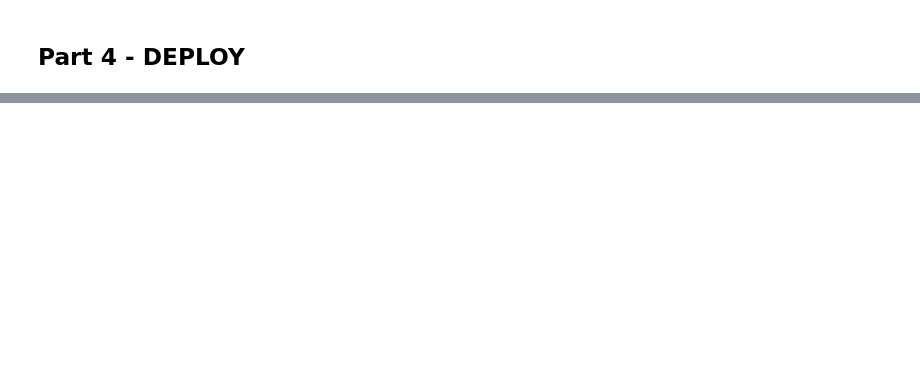
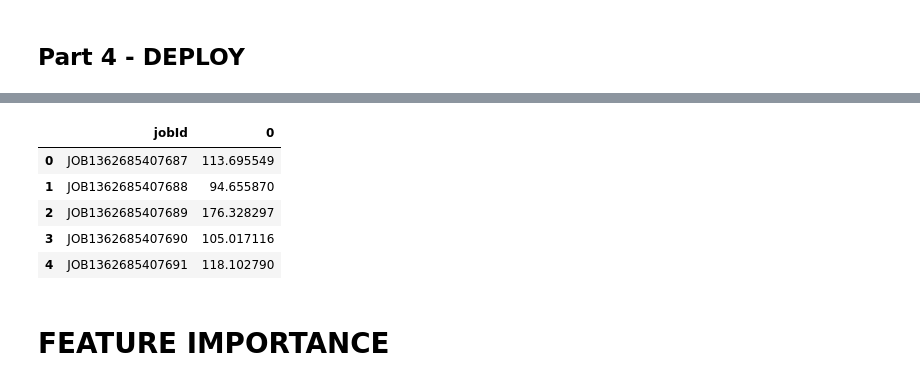
Before and after one commit to rahulvashisth3/salarypredictionportfolio, a Jupyter notebook: Salary Prediction Notebook.ipynb, the cells around one changed output, grey strips where cells are left out. Cells and saved outputs as stored; diff of their text form; code cells hidden in the pictures; blank space fills up the shorter version.

```diff
--- a/Salary Prediction Notebook.ipynb
+++ b/Salary Prediction Notebook.ipynb
@@ -495,0 +641,14 @@ We'll skip this step since we don't have the outcomes for the test data
+# %%
+#Predicting results
+test_salary = pd.DataFrame(gbr.predict(test_final))
+# %%
+prediction_df=pd.concat([test_features['jobId'],test_salary ],axis=1)
+# %%
+prediction_df.head(5)
+# %% [output]
+|  | jobId | 0 |
+| 0 | JOB1362685407687 | 113.695549 |
+| 1 | JOB1362685407688 | 94.655870 |
+| 2 | JOB1362685407689 | 176.328297 |
+| 3 | JOB1362685407690 | 105.017116 |
+| 4 | JOB1362685407691 | 118.102790 |
@@ -495,0 +658,2 @@ We'll skip this step since we don't have the outcomes for the test data
+# %% [markdown]
+# FEATURE IMPORTANCE
```
Also changed, not shown: parts of 57 cells of this notebook.
